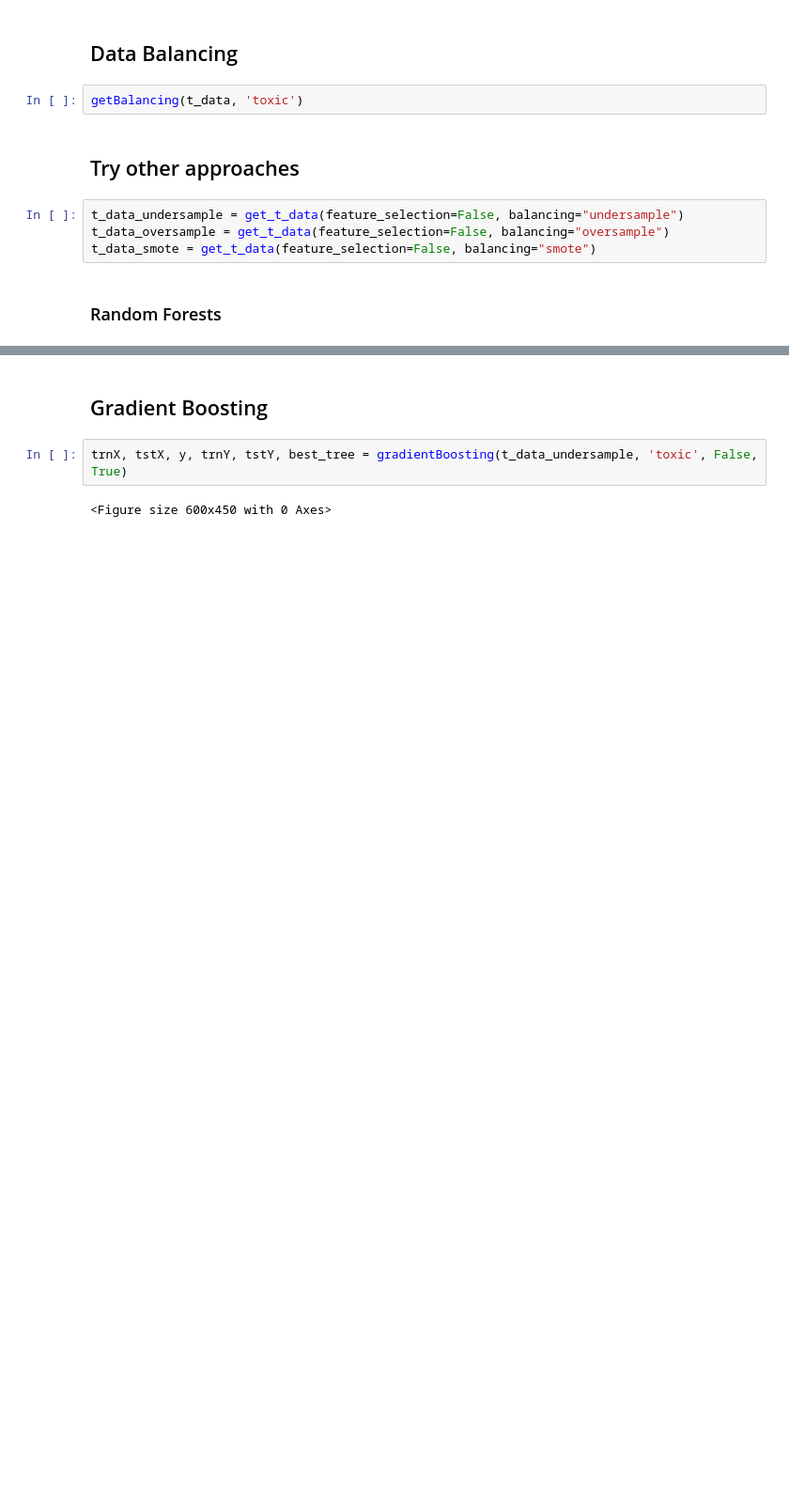
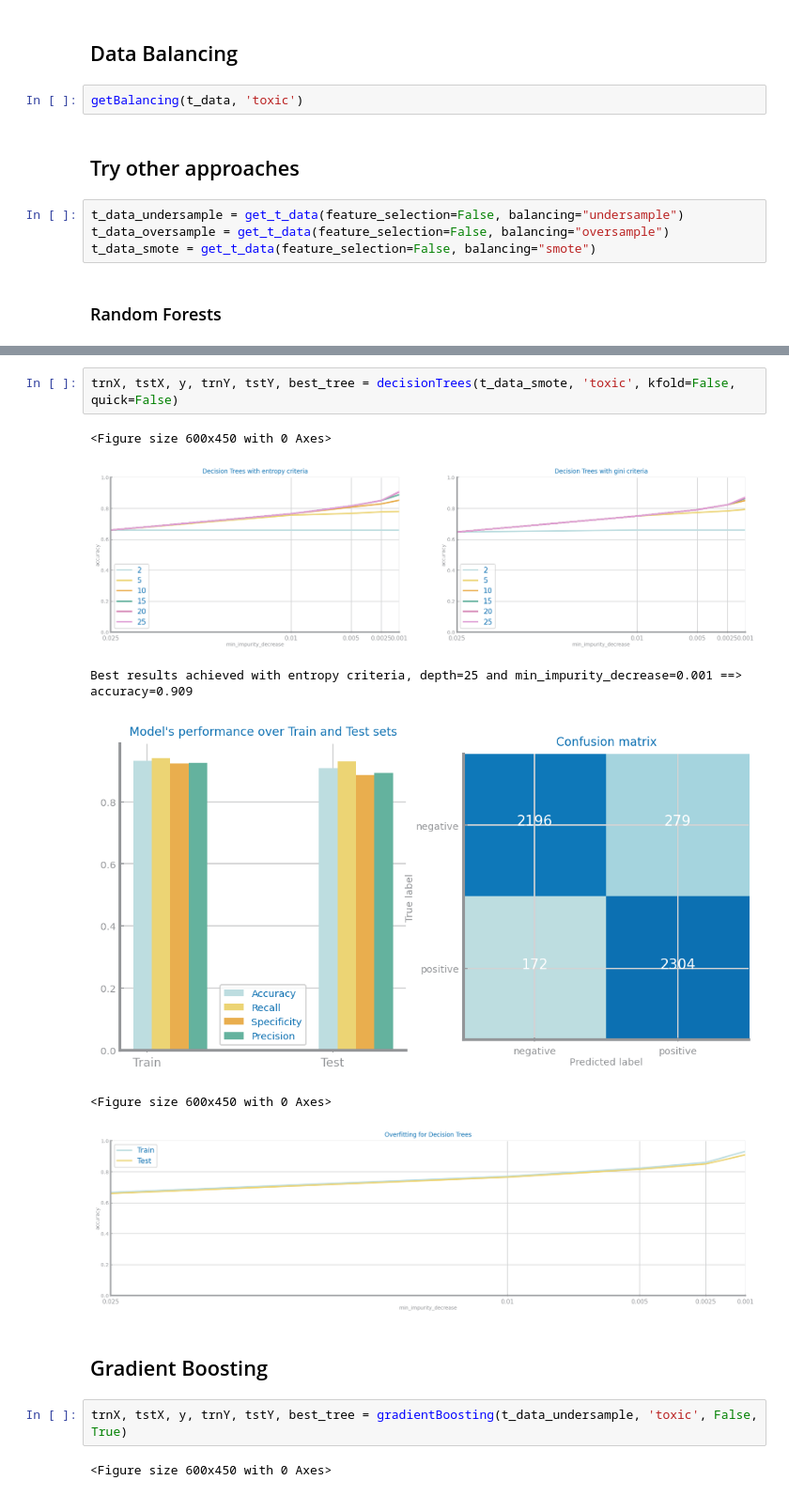
Before and after one commit to joaocmd/CD-Project, a Jupyter notebook: proj-1_lab6.ipynb, the cells around one changed output, grey strips where cells are left out. Shown: that part at 94% size. Saved outputs shown, nothing was run; the diff lists cells and outputs as text; blank space fills up the shorter version.

```diff
--- a/proj-1_lab6.ipynb
+++ b/proj-1_lab6.ipynb
@@ -107,3 +121,12 @@ trnX, tstX, y, trnY, tstY, best_tree = randomForests(t_data_smote, 'toxic', kfol
+# %%
+trnX, tstX, y, trnY, tstY, best_tree = decisionTrees(t_data_smote, 'toxic', kfold=False, quick=False)
+# %% [output]
+<Figure size 600x450 with 0 Axes>
+[figure, added]
+Best results achieved with entropy criteria, depth=25 and min_impurity_decrease=0.001 ==> accuracy=0.909
+[figure, added]
+<Figure size 600x450 with 0 Axes>
+[figure, added]
 # %% [markdown]
 ## Gradient Boosting
 # %%
```
Also changed, not shown: parts of 4 cells of this notebook, 1 other file.
